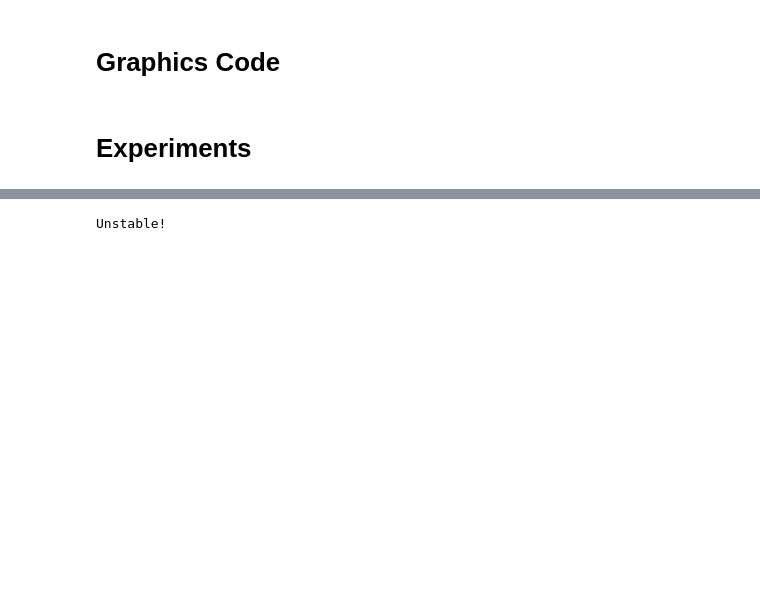
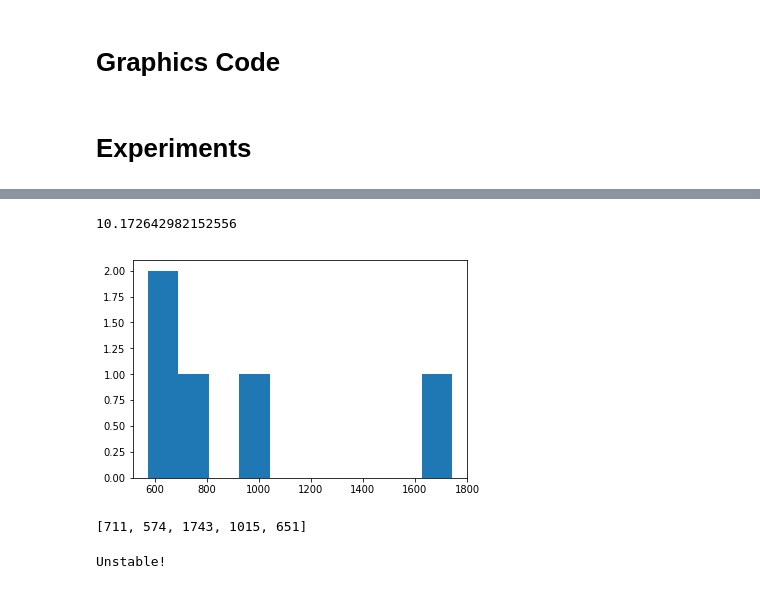
Before and after one commit to drscook/REU_2019, a Jupyter notebook: main_v11.ipynb, the cells around one changed output, grey strips where cells are left out. Cells and saved outputs as stored; diff of their text form; code cells hidden in the pictures; blank space fills up the shorter version.

```diff
--- a/main_v11.ipynb
+++ b/main_v11.ipynb
@@ -1303,3 +1311,14 @@ FloatingPointError: ignored
+# %%
+np.std(pos_stop[0])
+# %% [output]
+10.172642982152556
+# %%
+plt.hist(collision_count)
+plt.show()
+collision_count
+# %% [output]
+[figure, added]
+[711, 574, 1743, 1015, 651]
 # %%
 np.seterr(all='raise')  # stops program when "warnings" occur.  Default is to continue, but this option makes debugging easier
 np.random.seed(5)  # produces the same thing every thing - easier for debugging
```
Also changed, not shown: parts of 1 cell of this notebook.
